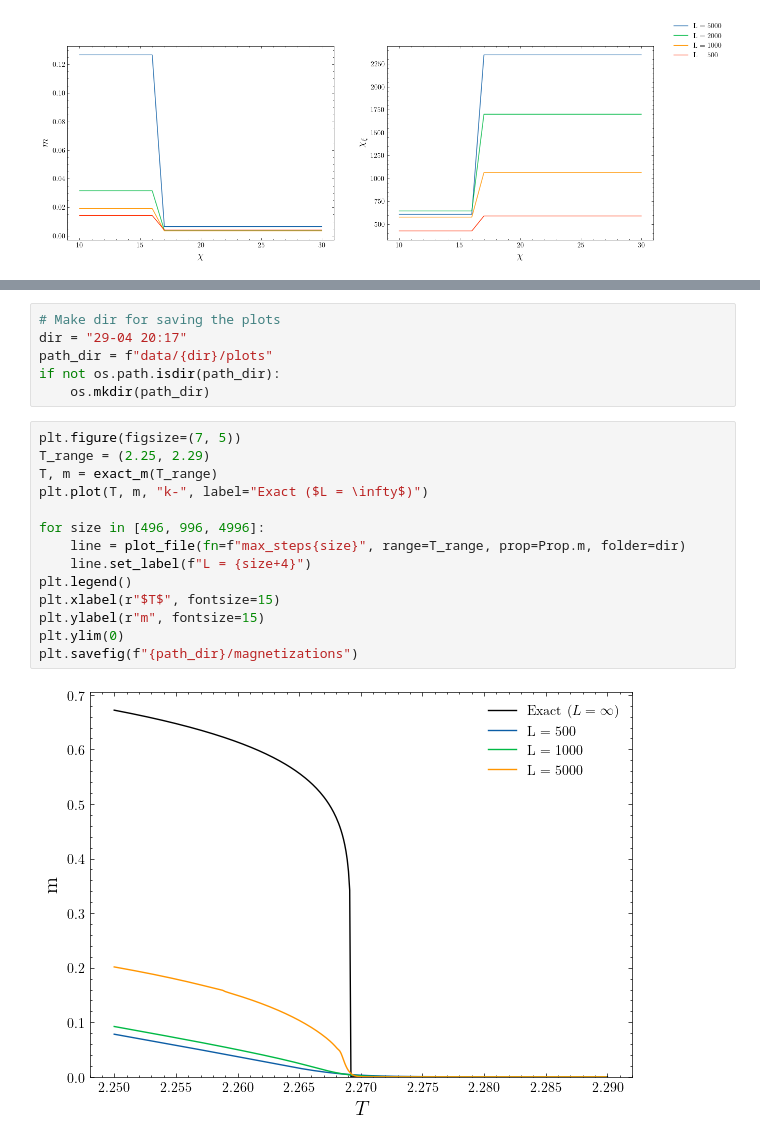
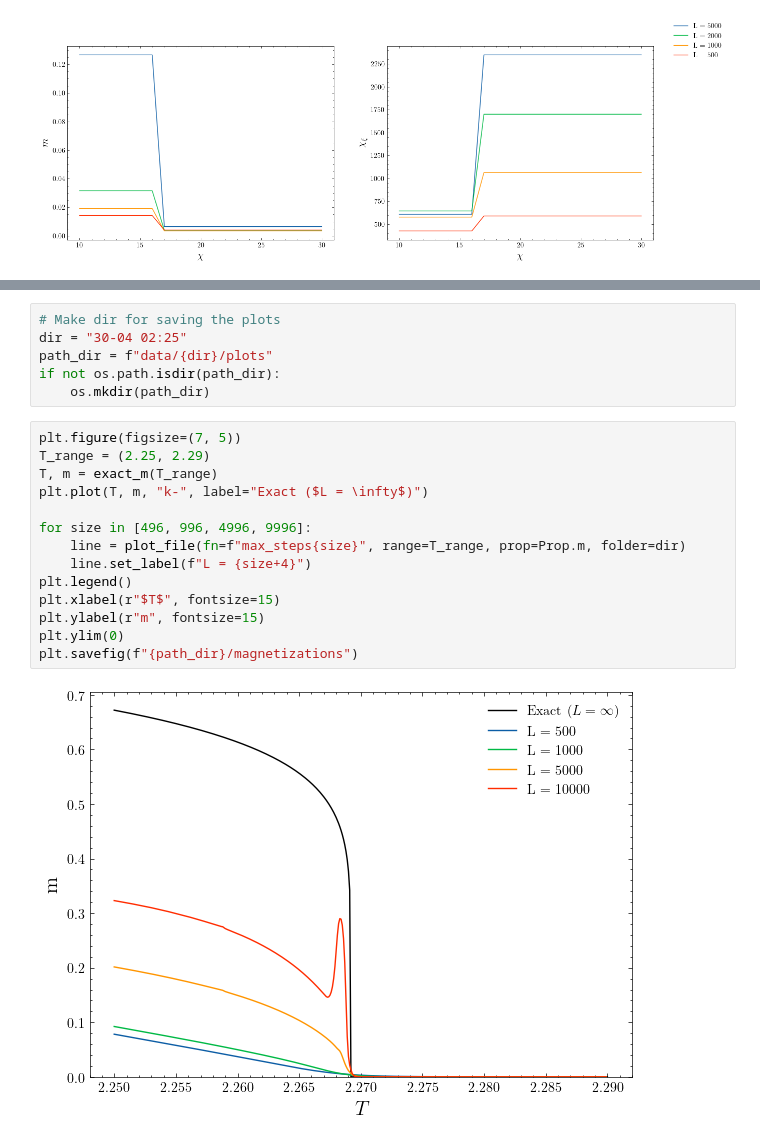
Before and after one commit to DerkNiessink/Blume, a Jupyter notebook: L_scaling.ipynb, the cells around one changed output, grey strips where cells are left out. Drawn from its saved outputs; the diff is of its cells as text.

```diff
--- a/L_scaling.ipynb
+++ b/L_scaling.ipynb
@@ -61,25 +62,25 @@ KeyboardInterrupt:
 # %%
 # Make dir for saving the plots
-dir = "29-04 20:17"
+dir = "30-04 02:25"
 path_dir = f"data/{dir}/plots"
 if not os.path.isdir(path_dir):
     os.mkdir(path_dir)
 # %%
 plt.figure(figsize=(7, 5))
 T_range = (2.25, 2.29)
 T, m = exact_m(T_range)
 plt.plot(T, m, "k-", label="Exact ($L = \infty$)")
 
-for size in [496, 996, 4996]:
+for size in [496, 996, 4996, 9996]:
     line = plot_file(fn=f"max_steps{size}", range=T_range, prop=Prop.m, folder=dir)
     line.set_label(f"L = {size+4}")
 plt.legend()
 plt.xlabel(r"$T$", fontsize=15)
 plt.ylabel(r"m", fontsize=15)
 plt.ylim(0)
 plt.savefig(f"{path_dir}/magnetizations")
 # %% [output]
-[figure, old version]
+[figure, new version]
 # %%
 plt.figure(figsize=(7, 5))
 plt.axvline(T_c, color="k", linestyle="dashed", label=r"$T_c$")
```
Also changed, not shown: parts of 27 cells of this notebook, 4 other files.
